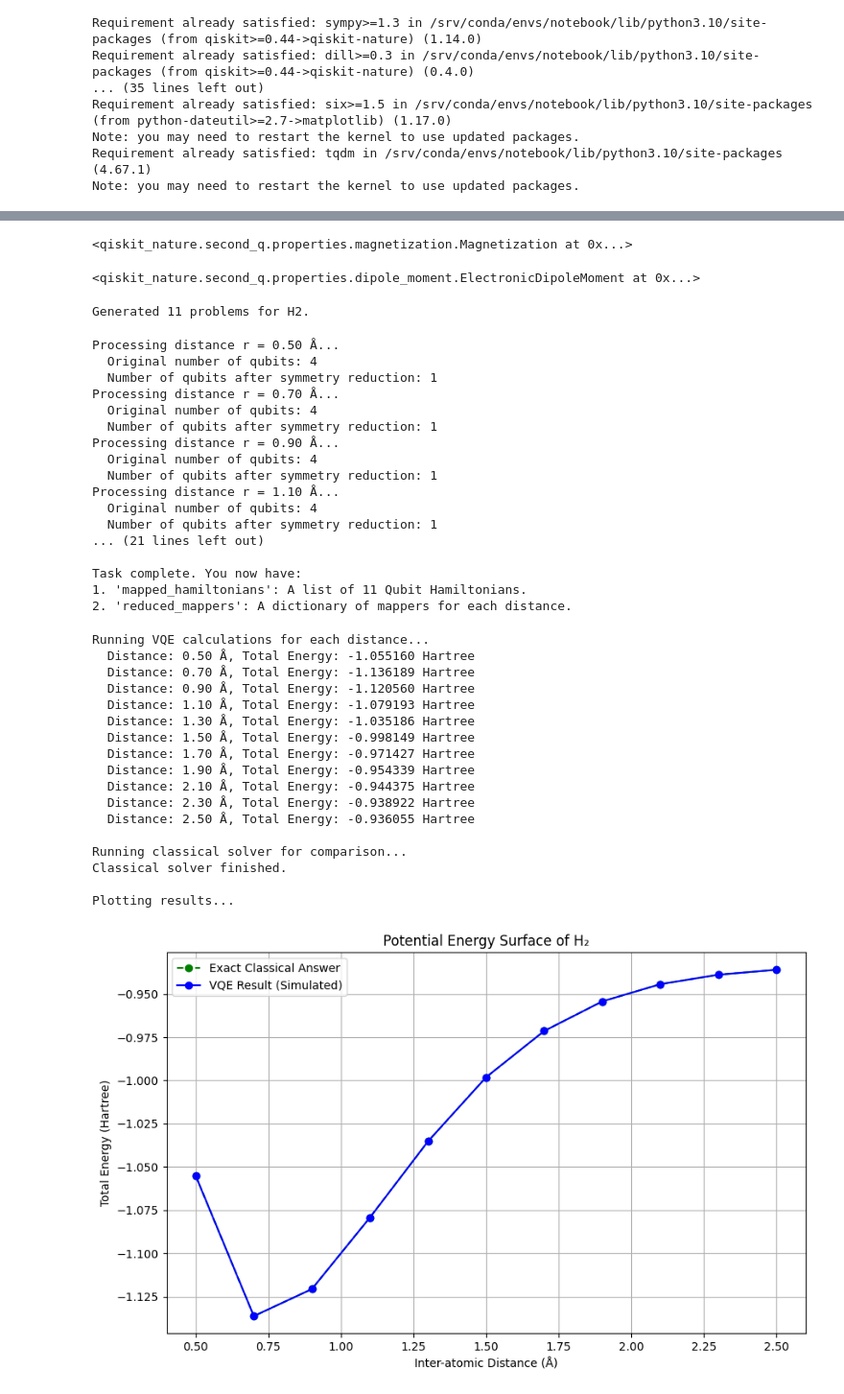
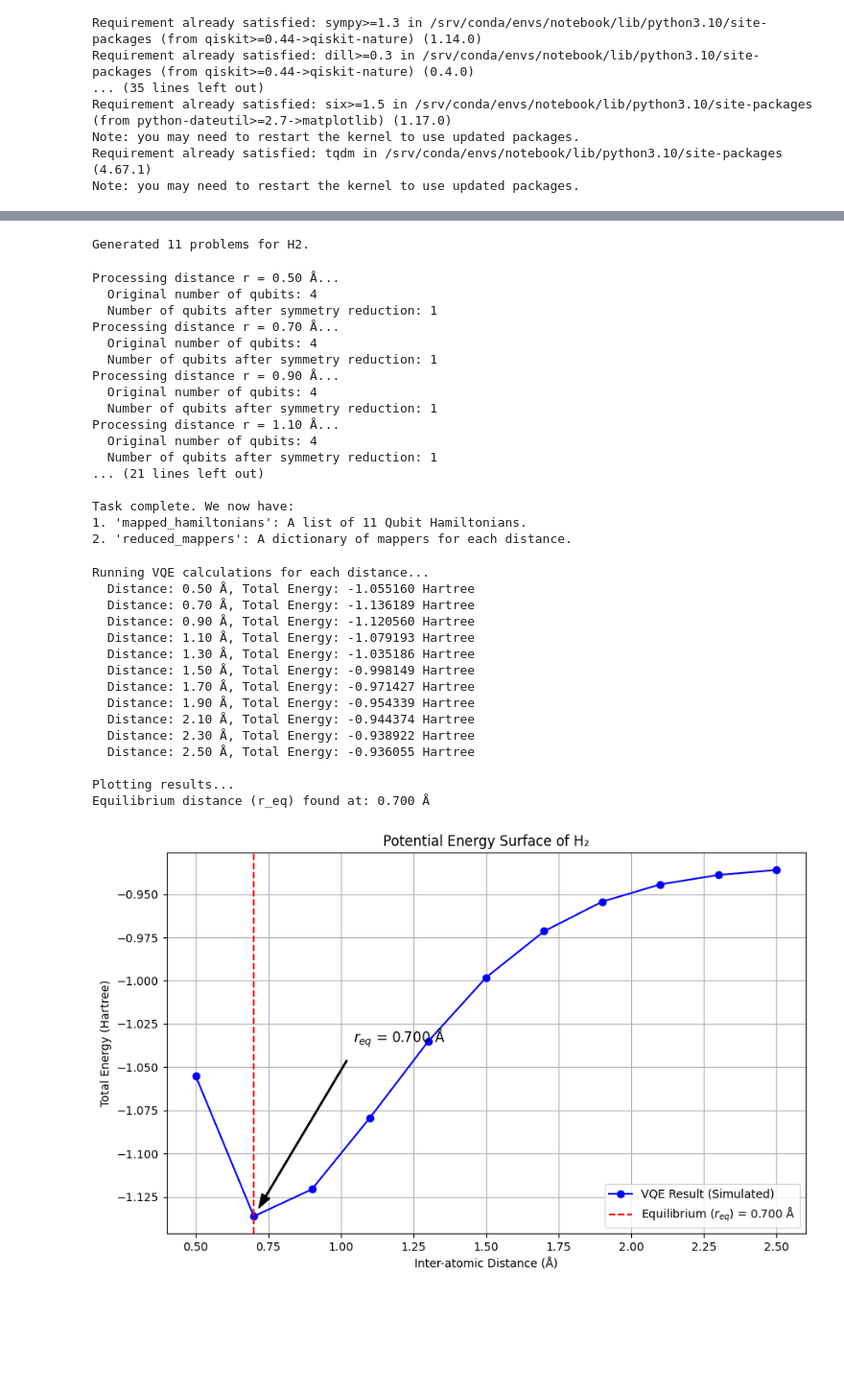
Before and after one commit to 1hubert/qua, a Jupyter notebook: main.ipynb, the cells around one changed output, grey strips where cells are left out. Shown at 96% size. Cells and saved outputs as stored; diff of their text form; code cells hidden in the pictures; blank space fills up the shorter version.

```diff
--- a/main.ipynb
+++ b/main.ipynb
@@ -48,3 +24,0 @@ Running this driver, will yield an `ElectronicStructureProblem`, Qiskit Nature's
-# %%
-problem = driver.run()
-print(problem)
@@ -145,11 +25,3 @@ problem.properties.angular_momentum
-# %%
-problem.properties.magnetization
-# %% [output]
-<qiskit_nature.second_q.properties.magnetization.Magnetization at 0x...>
-# %%
-problem.properties.electronic_dipole_moment
-# %% [output]
-<qiskit_nature.second_q.properties.dipole_moment.ElectronicDipoleMoment at 0x...>
 # %%
 # 0. Imports
 
@@ -224,8 +96,8 @@ reduced_mappers = {}
 
 # Choose your mapper. JordanWignerMapper is a great default.
 # ParityMapper is another good choice that also reduces 2 qubits.
-# mapper_type = JordanWignerMapper()
-mapper_type = ParityMapper()
+mapper_type = JordanWignerMapper()
+# mapper_type = ParityMapper()
 
 for i, problem in enumerate(list_of_quantum_problems):
     distance = distances_to_check[i]
@@ -258,7 +130,7 @@ for i, problem in enumerate(list_of_quantum_problems):
     mapped_hamiltonians.append(qubit_hamiltonian)
     reduced_mappers[distance] = tapered_mapper
 
-print("\nTask complete. You now have:")
+print("\nTask complete. We now have:")
 print(f"1. 'mapped_hamiltonians': A list of {len(mapped_hamiltonians)} Qubit Hamiltonians.")
 print(f"2. 'reduced_mappers': A dictionary of mappers for each distance.")
 # %% [output]
@@ -276,7 +148,7 @@ Processing distance r = 1.10 Å...
   Number of qubits after symmetry reduction: 1
 ... (21 lines left out)
 
-Task complete. You now have:
+Task complete. We now have:
 1. 'mapped_hamiltonians': A list of 11 Qubit Hamiltonians.
 2. 'reduced_mappers': A dictionary of mappers for each distance.
 # %%
@@ -334,53 +206,60 @@ for i in range(len(distances_to_check)):
     # to get the *total* energy of the molecule.
     nuclear_repulsion_energy = problem.hamiltonian.nuclear_repulsion_energy
     total_energy = vqe_electronic_energy + nuclear_repulsion_energy
 
     vqe_energies.append(total_energy)
     print(f"  Distance: {dist:.2f} Å, Total Energy: {total_energy:.6f} Hartree")
 
-
-# --- For comparison: Let's solve it "Exactly" with a classical solver ---
-# This uses the NumPy solver, which doesn't use VQE. It just finds the
-# mathematically perfect answer. This is our "ground truth."
-print("\nRunning classical solver for comparison...")
-exact_energies = []
-for i, problem in enumerate(list_of_quantum_problems):
-    solver = GroundStateEigensolver(
-        problem.get_tapered_mapper(mapper_type),
-        NumPyMinimumEigensolver(),
-    )
-    result = solver.solve(problem)
-    exact_energies.append(result.total_energies[0])
-print("Classical solver finished.")
-
-
 # --- 3d. Plot the Final Potential Energy Surface ---
 print("\nPlotting results...")
 plt.figure(figsize=(10, 6))
-plt.plot(distances_to_check, exact_energies, 'go--', label='Exact Classical Answer')
+
+# Plot the Potential Energy Curve
 plt.plot(distances_to_check, vqe_energies, 'bo-', label='VQE Result (Simulated)')
+
+# Find the index of the minimum energy
+min_energy_index = np.argmin(vqe_energies)
+
+# Get the corresponding distance and energy
+req_distance = distances_to_check[min_energy_index]
+min_energy = vqe_energies[min_energy_index]
+
+print(f"Equilibrium distance (r_eq) found at: {req_distance:.3f} Å")
+
+# Add a vertical dashed line to mark r_eq
+plt.axvline(x=req_distance, color='red', linestyle='--',
+            label=f'Equilibrium ($r_{{eq}}$) = {req_distance:.3f} Å')
+
+# Add an annotation arrow and text
+plt.annotate(
+    f'$r_{{eq}}$ = {req_distance:.3f} Å',
+    xy=(req_distance, min_energy),           # The point to annotate (the arrow tip)
+    xytext=(req_distance + 0.5, min_energy + 0.1), # Where to put the text
+    arrowprops=dict(facecolor='black', shrink=0.05, width=1, headwidth=8),
+    fontsize=12,
+    ha='center'
+)
+
 plt.xlabel('Inter-atomic Distance (Å)')
 plt.ylabel('Total Energy (Hartree)')
 plt.title('Potential Energy Surface of H₂')
-plt.legend()
 plt.grid(True)
+plt.legend() # Call legend() *after* adding all labeled elements
 plt.show()
 # %% [output]
 Running VQE calculations for each distance...
   Distance: 0.50 Å, Total Energy: -1.055160 Hartree
   Distance: 0.70 Å, Total Energy: -1.136189 Hartree
   Distance: 0.90 Å, Total Energy: -1.120560 Hartree
   Distance: 1.10 Å, Total Energy: -1.079193 Hartree
   Distance: 1.30 Å, Total Energy: -1.035186 Hartree
   Distance: 1.50 Å, Total Energy: -0.998149 Hartree
   Distance: 1.70 Å, Total Energy: -0.971427 Hartree
   Distance: 1.90 Å, Total Energy: -0.954339 Hartree
-  Distance: 2.10 Å, Total Energy: -0.944375 Hartree
+  Distance: 2.10 Å, Total Energy: -0.944374 Hartree
   Distance: 2.30 Å, Total Energy: -0.938922 Hartree
   Distance: 2.50 Å, Total Energy: -0.936055 Hartree
 
-Running classical solver for comparison...
-Classical solver finished.
-
 Plotting results...
+Equilibrium distance (r_eq) found at: 0.700 Å
-[figure, old version]
+[figure, new version]
```
Also changed, not shown: parts of 21 cells of this notebook.
